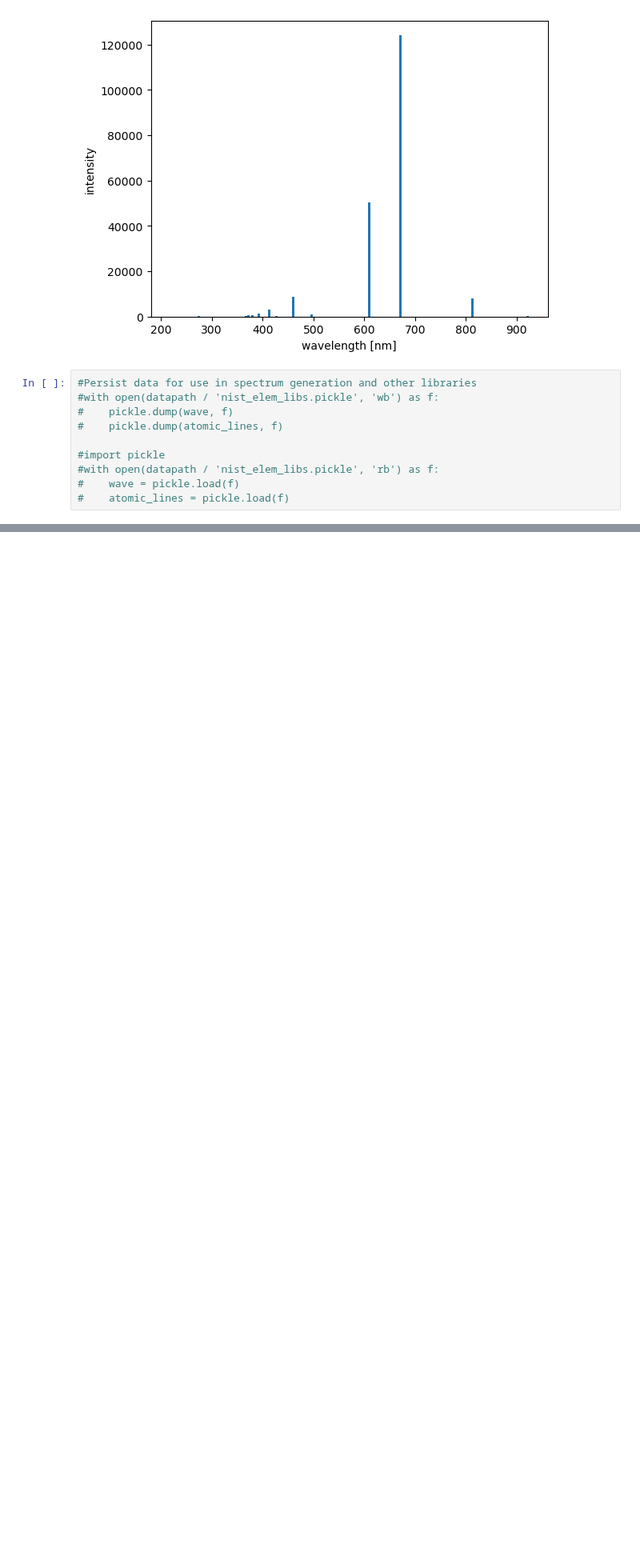
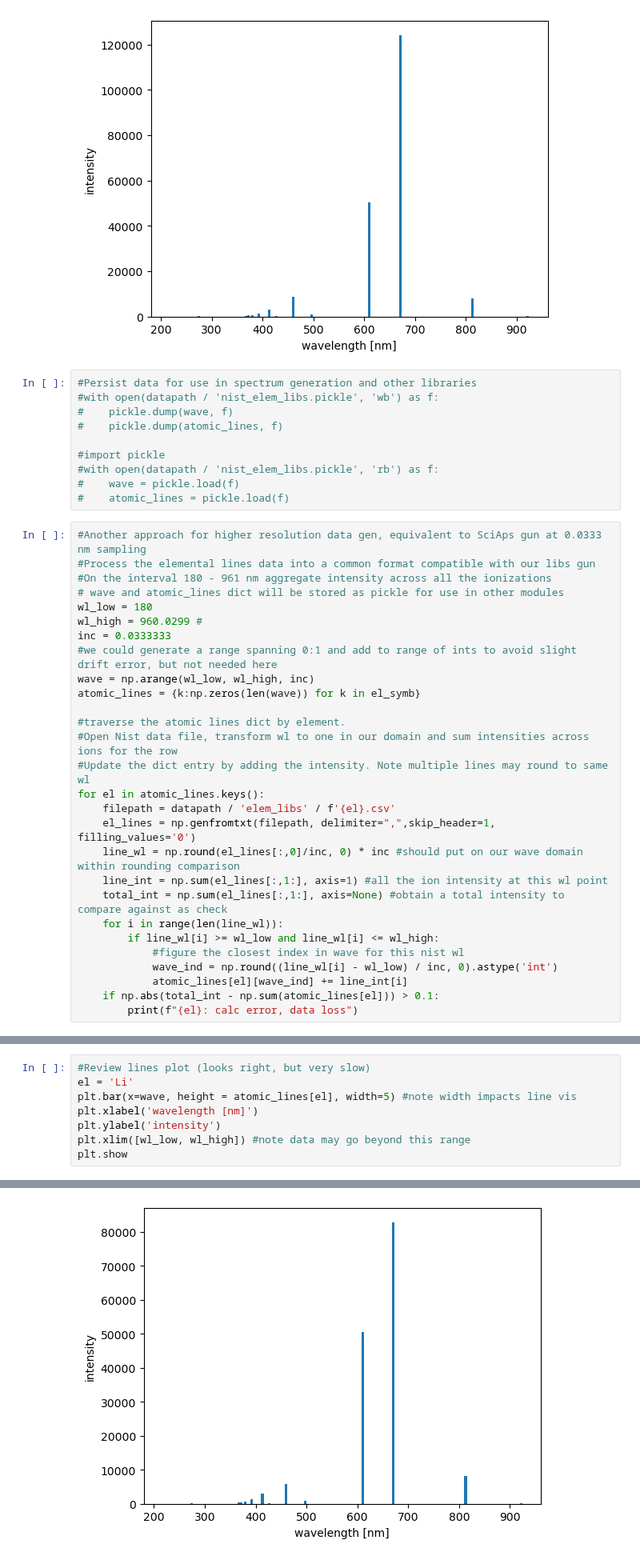
Before and after one commit to MWhitta/phaseMAP, a Jupyter notebook: util/nist_libs.ipynb, the cells around one changed output, grey strips where cells are left out. Shown at 80% size. Saved outputs shown, nothing was run; the diff lists cells and outputs as text; blank space fills up the shorter version.

Commit message:
processing spectra as atomic lines

```diff
--- a/util/nist_libs.ipynb
+++ b/util/nist_libs.ipynb
@@ -63,3 +63,31 @@ plt.show
 #with open(datapath / 'nist_elem_libs.pickle', 'rb') as f:
 #    wave = pickle.load(f)
 #    atomic_lines = pickle.load(f)
+# %%
+#Another approach for higher resolution data gen, equivalent to SciAps gun at 0.0333 nm sampling
+#Process the elemental lines data into a common format compatible with our libs gun
+#On the interval 180 - 961 nm aggregate intensity across all the ionizations
+# wave and atomic_lines dict will be stored as pickle for use in other modules
+wl_low = 180
+wl_high = 960.0299 #
+inc = 0.0333333
+#we could generate a range spanning 0:1 and add to range of ints to avoid slight drift error, but not needed here
+wave = np.arange(wl_low, wl_high, inc)
+atomic_lines = {k:np.zeros(len(wave)) for k in el_symb}
+
+#traverse the atomic lines dict by element.
+#Open Nist data file, transform wl to one in our domain and sum intensities across ions for the row
+#Update the dict entry by adding the intensity. Note multiple lines may round to same wl
+for el in atomic_lines.keys():
+    filepath = datapath / 'elem_libs' / f'{el}.csv'
+    el_lines = np.genfromtxt(filepath, delimiter=",",skip_header=1, filling_values='0')
+    line_wl = np.round(el_lines[:,0]/inc, 0) * inc #should put on our wave domain within rounding comparison
+    line_int = np.sum(el_lines[:,1:], axis=1) #all the ion intensity at this wl point
+    total_int = np.sum(el_lines[:,1:], axis=None) #obtain a total intensity to compare against as check
+    for i in range(len(line_wl)):
+        if line_wl[i] >= wl_low and line_wl[i] <= wl_high:
+            #figure the closest index in wave for this nist wl
+            wave_ind = np.round((line_wl[i] - wl_low) / inc, 0).astype('int')
+            atomic_lines[el][wave_ind] += line_int[i]
+    if np.abs(total_int - np.sum(atomic_lines[el])) > 0.1:
+        print(f"{el}: calc error, data loss")
@@ -65,0 +112,9 @@ plt.show
+# %%
+#Review lines plot (looks right, but very slow)
+el = 'Li'
+plt.bar(x=wave, height = atomic_lines[el], width=5) #note width impacts line vis
+plt.xlabel('wavelength [nm]')
+plt.ylabel('intensity')
+plt.xlim([wl_low, wl_high]) #note data may go beyond this range
+plt.show
+# %% [output]
@@ -65,0 +122 @@ plt.show
+[figure, added]
```
Also changed, not shown: parts of 7 cells of this notebook, 3 other files.
